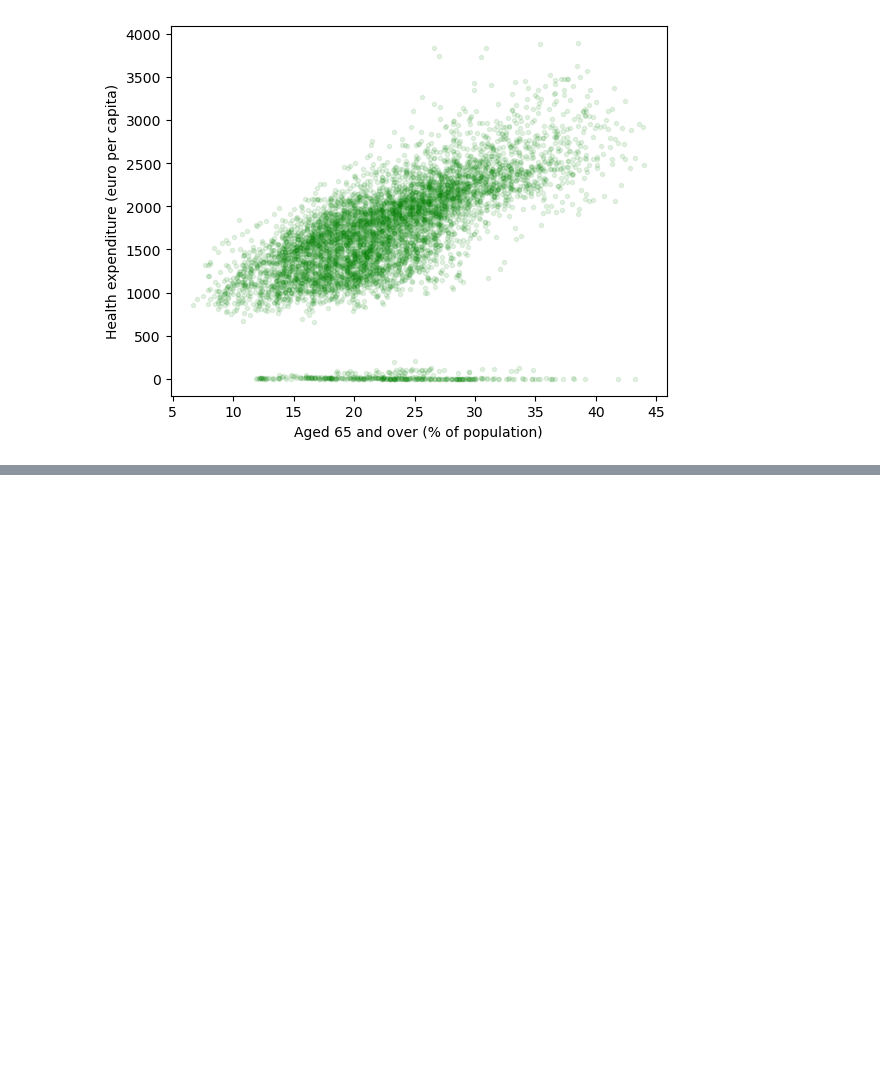
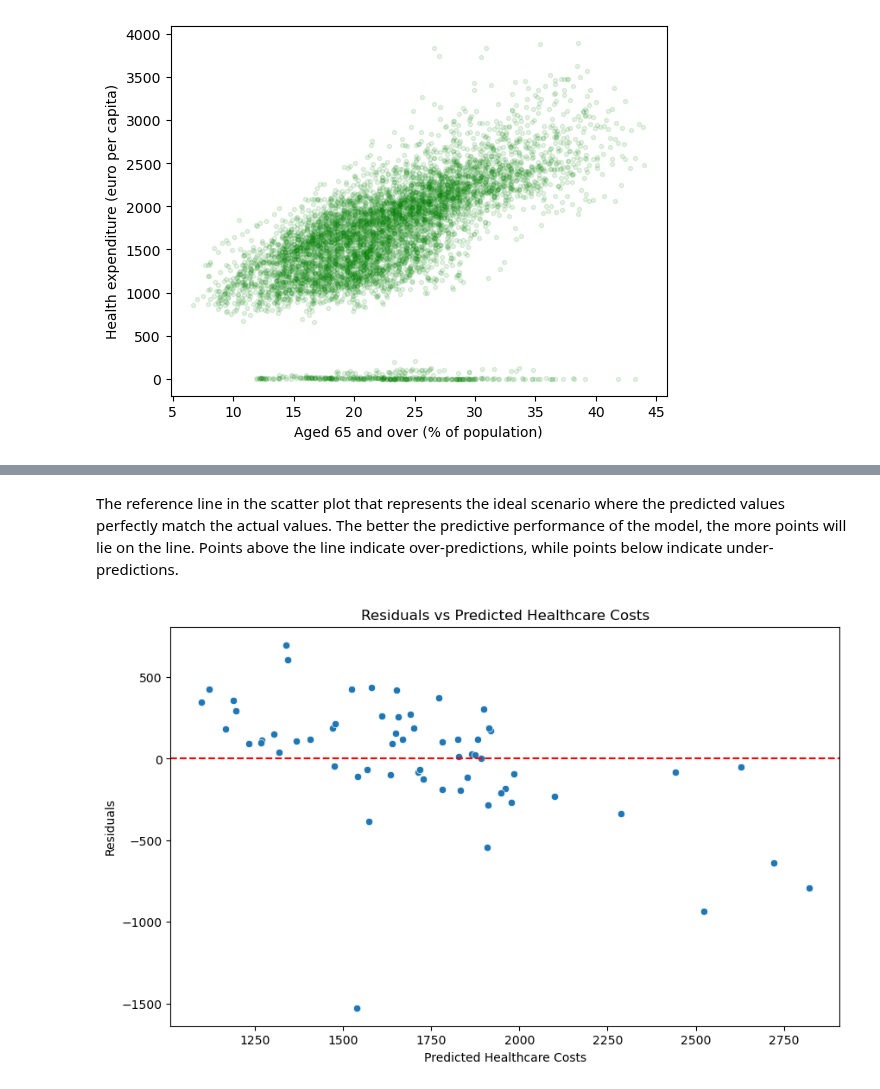
Before and after one commit to AnnaKuokkanen/DataScienceIntro, a Jupyter notebook: intro_to_data_project.ipynb, the cells around one changed output, grey strips where cells are left out. Cells and saved outputs as stored; diff of their text form; code cells hidden in the pictures; blank space fills up the shorter version.

```diff
--- a/intro_to_data_project.ipynb
+++ b/intro_to_data_project.ipynb
@@ -271,0 +379,14 @@ plt.show()
+# %% [markdown]
+The reference line in the scatter plot that represents the ideal scenario where the predicted values perfectly match the actual values. The better the predictive performance of the model, the more points will lie on the line. Points above the line indicate over-predictions, while points below indicate under-predictions.
+# %%
+# Residual plot
+residuals = y_test - y_pred
+plt.figure(figsize=(10, 6))
+sns.scatterplot(x=y_pred, y=residuals)
+plt.axhline(0, color='red', linestyle='--')
+plt.title('Residuals vs Predicted Healthcare Costs')
+plt.xlabel('Predicted Healthcare Costs')
+plt.ylabel('Residuals')
+plt.show()
+# %% [output]
+[figure, added]
```
Also changed, not shown: parts of 12 cells of this notebook, 1 other file.
